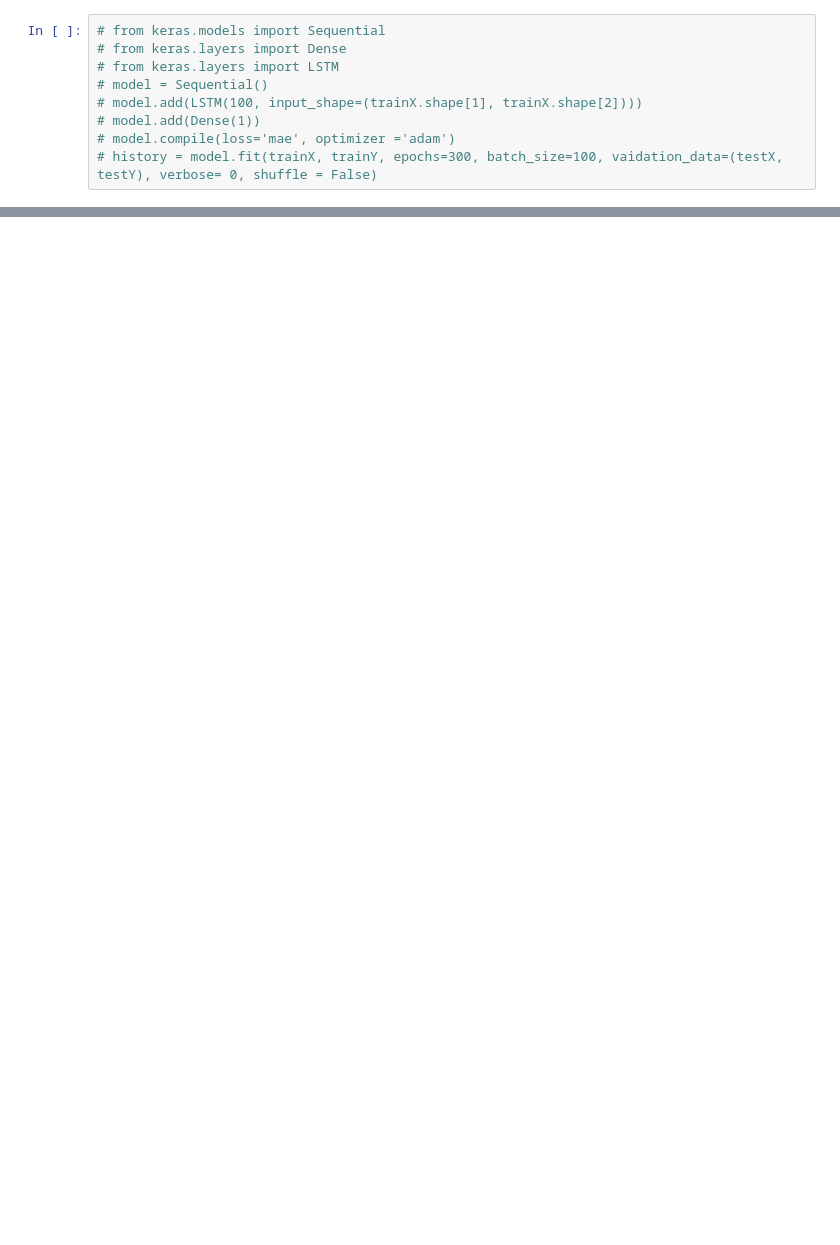
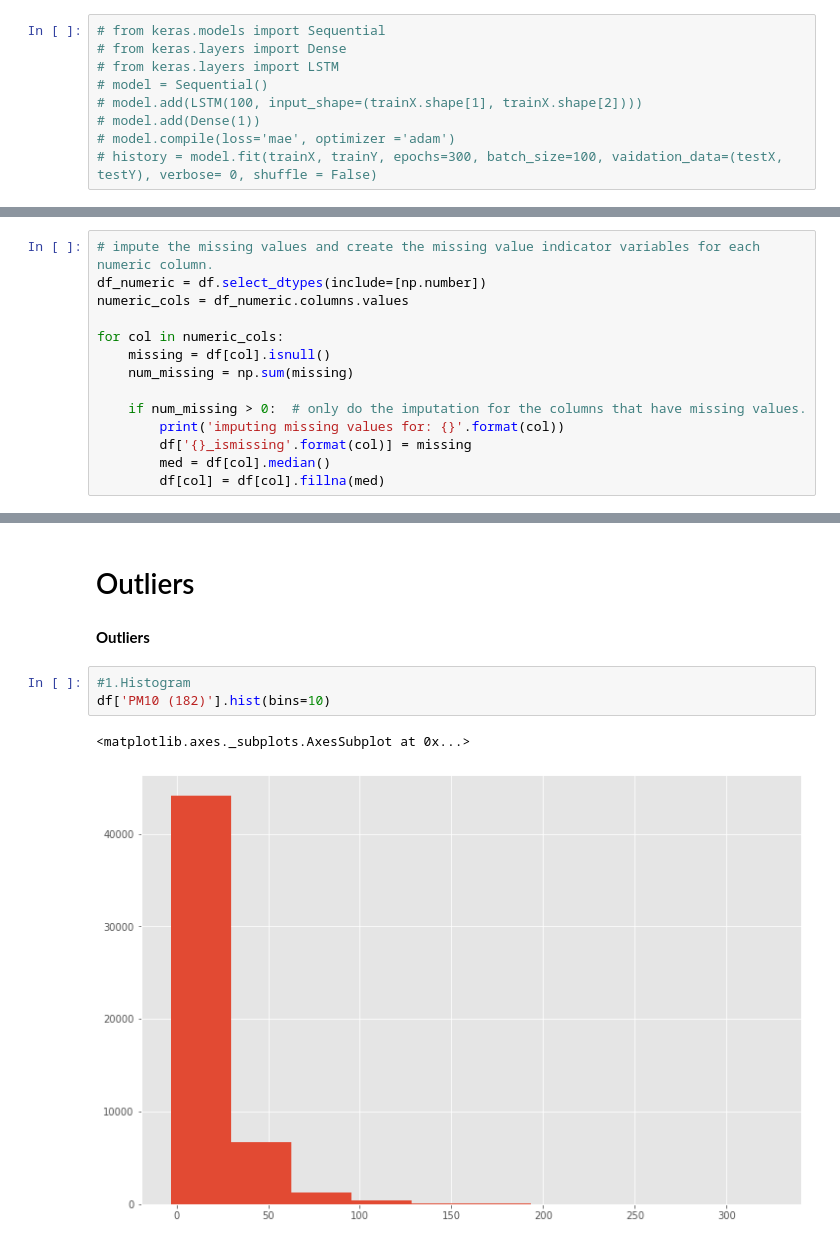
Before and after one commit to evo4np/damp_preprocessing_2018, a Jupyter notebook: station_8779.ipynb, the cells around one changed output, grey strips where cells are left out. Saved outputs shown, nothing was run; the diff lists cells and outputs as text; blank space fills up the shorter version.

```diff
--- a/station_8779.ipynb
+++ b/station_8779.ipynb
@@ -710,0 +628,14 @@ testX = np.reshape(testX, (testX.shape[0],1, testX.shape[1]))
+# %%
+# impute the missing values and create the missing value indicator variables for each numeric column.
+df_numeric = df.select_dtypes(include=[np.number])
+numeric_cols = df_numeric.columns.values
+
+for col in numeric_cols:
+    missing = df[col].isnull()
+    num_missing = np.sum(missing)
+
+    if num_missing > 0:  # only do the imputation for the columns that have missing values.
+        print('imputing missing values for: {}'.format(col))
+        df['{}_ismissing'.format(col)] = missing
+        med = df[col].median()
+        df[col] = df[col].fillna(med)
@@ -710,0 +686,10 @@ testX = np.reshape(testX, (testX.shape[0],1, testX.shape[1]))
+# %% [markdown]
+# Outliers
+# %% [markdown]
+**Outliers**
+# %%
+#1.Histogram
+df['PM10 (182)'].hist(bins=10)
+# %% [output]
+<matplotlib.axes._subplots.AxesSubplot at 0x...>
+[figure, added]
```
Also changed, not shown: parts of 207 cells of this notebook.
